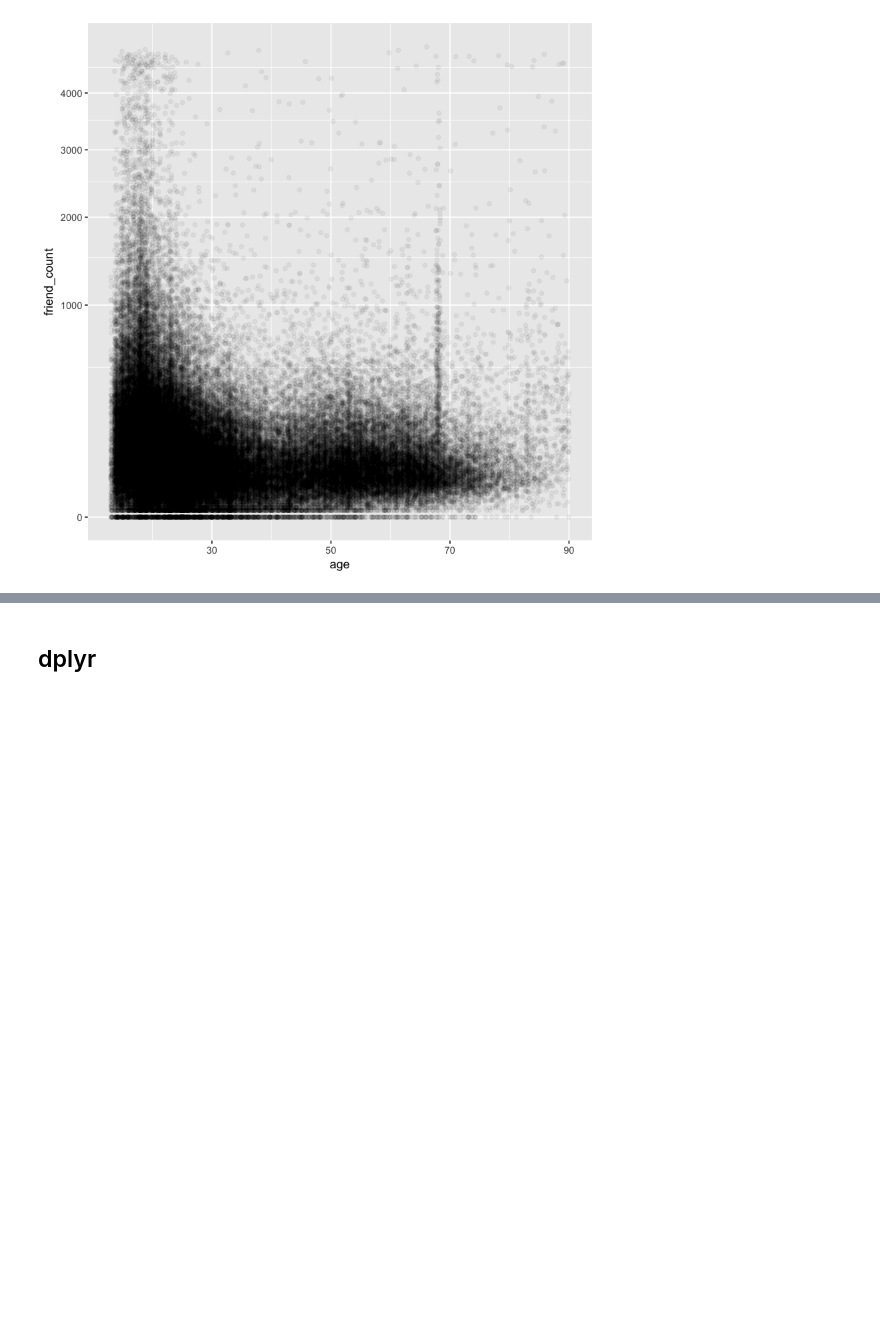
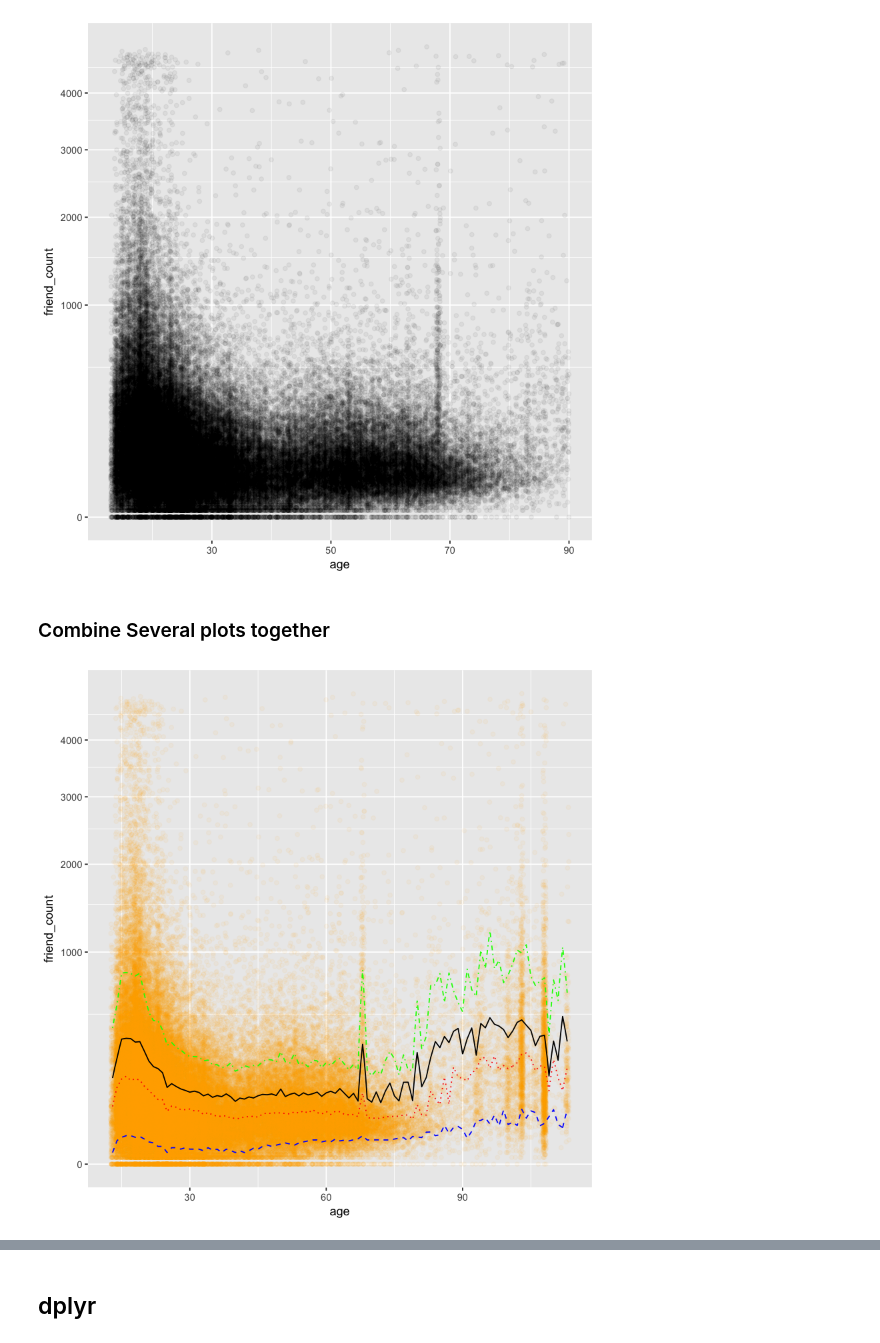
Before and after one commit to mukerong/Toolkit, a Jupyter notebook: R/R-Basics.ipynb, the cells around one changed output, grey strips where cells are left out. Drawn from its saved outputs; the diff is of its cells as text; code cells hidden in the pictures; blank space fills up the shorter version.

```diff
--- a/R/R-Basics.ipynb
+++ b/R/R-Basics.ipynb
@@ -776,3 +823,16 @@ ggplot(data=pf, aes(x=age, y=friend_count)) +
 Warning message:
 “Removed 5159 rows containing missing values (geom_point).”
 [figure]
+# %% [markdown]
+### Combine Several plots together
+# %%
+ggplot(data=pf, aes(x=age, y=friend_count)) +
+    coord_cartesian(xlim=c(13, 90)) +
+    geom_point(alpha=0.05, position=position_jitter(height=0), color='orange') +
+    coord_trans(y='sqrt') +
+    geom_line(stat='summary', fun.y=mean) +
+    geom_line(stat='summary', fun.y=quantile, fun.args=list(probs=0.1), linetype=2, color='blue') +
+    geom_line(stat='summary', fun.y=quantile, fun.args=list(probs=0.5), linetype=3, color='red') +
+    geom_line(stat='summary', fun.y=quantile, fun.args=list(probs=0.9), linetype=4, color='green')
+# %% [output]
+[figure, added]
```
Also changed, not shown: parts of 13 cells of this notebook.
